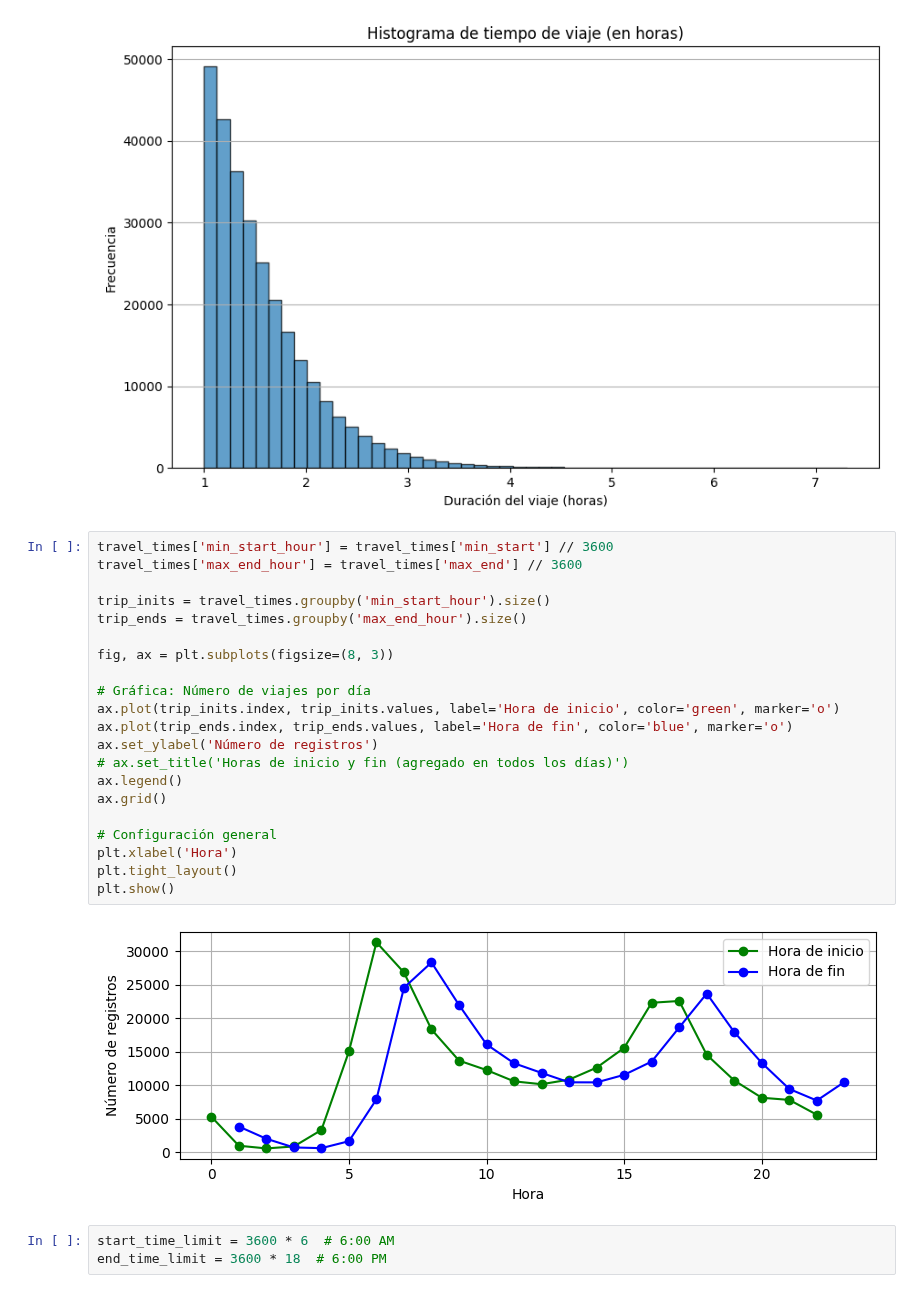
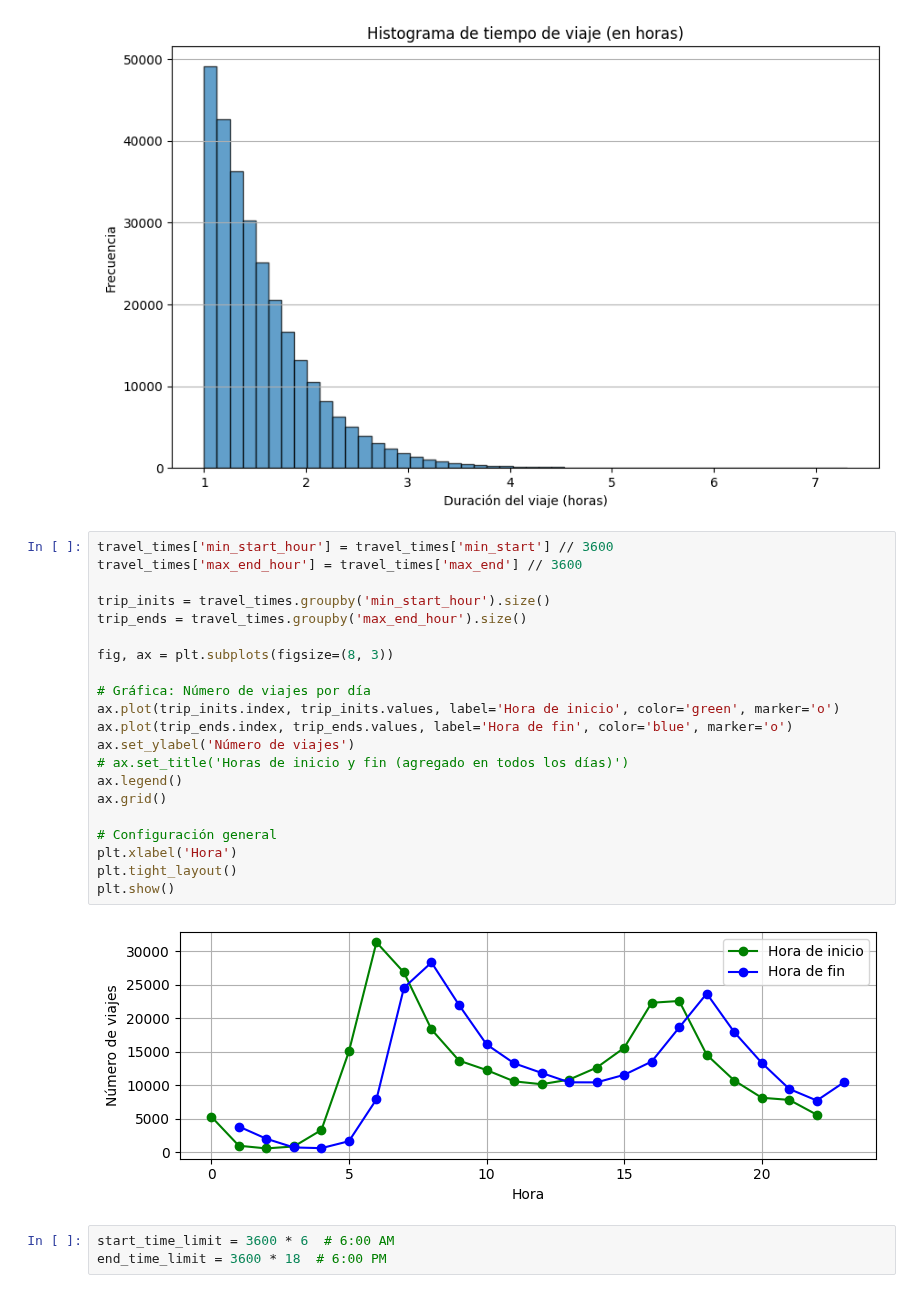
Before and after one commit to alexsierra45/thesis, a Jupyter notebook: src/notebooks/initial_etecsa_data_analisys.ipynb, the cells around one changed output. Drawn from its saved outputs; the diff is of its cells as text.

Commit message:
correct images names

```diff
--- a/src/notebooks/initial_etecsa_data_analisys.ipynb
+++ b/src/notebooks/initial_etecsa_data_analisys.ipynb
@@ -166,26 +166,26 @@ plt.show()
 # %%
 travel_times['min_start_hour'] = travel_times['min_start'] // 3600
 travel_times['max_end_hour'] = travel_times['max_end'] // 3600
 
 trip_inits = travel_times.groupby('min_start_hour').size()
 trip_ends = travel_times.groupby('max_end_hour').size()
 
 fig, ax = plt.subplots(figsize=(8, 3))
 
 # Gráfica: Número de viajes por día
 ax.plot(trip_inits.index, trip_inits.values, label='Hora de inicio', color='green', marker='o')
 ax.plot(trip_ends.index, trip_ends.values, label='Hora de fin', color='blue', marker='o')
-ax.set_ylabel('Número de registros')
+ax.set_ylabel('Número de viajes')
 # ax.set_title('Horas de inicio y fin (agregado en todos los días)')
 ax.legend()
 ax.grid()
 
 # Configuración general
 plt.xlabel('Hora')
 plt.tight_layout()
 plt.show()
 # %% [output]
-[figure, old version]
+[figure, new version]
 # %%
 start_time_limit = 3600 * 6  # 6:00 AM
 end_time_limit = 3600 * 18  # 6:00 PM
```
Also changed, not shown: parts of 1 cell of this notebook, 13 other files.
